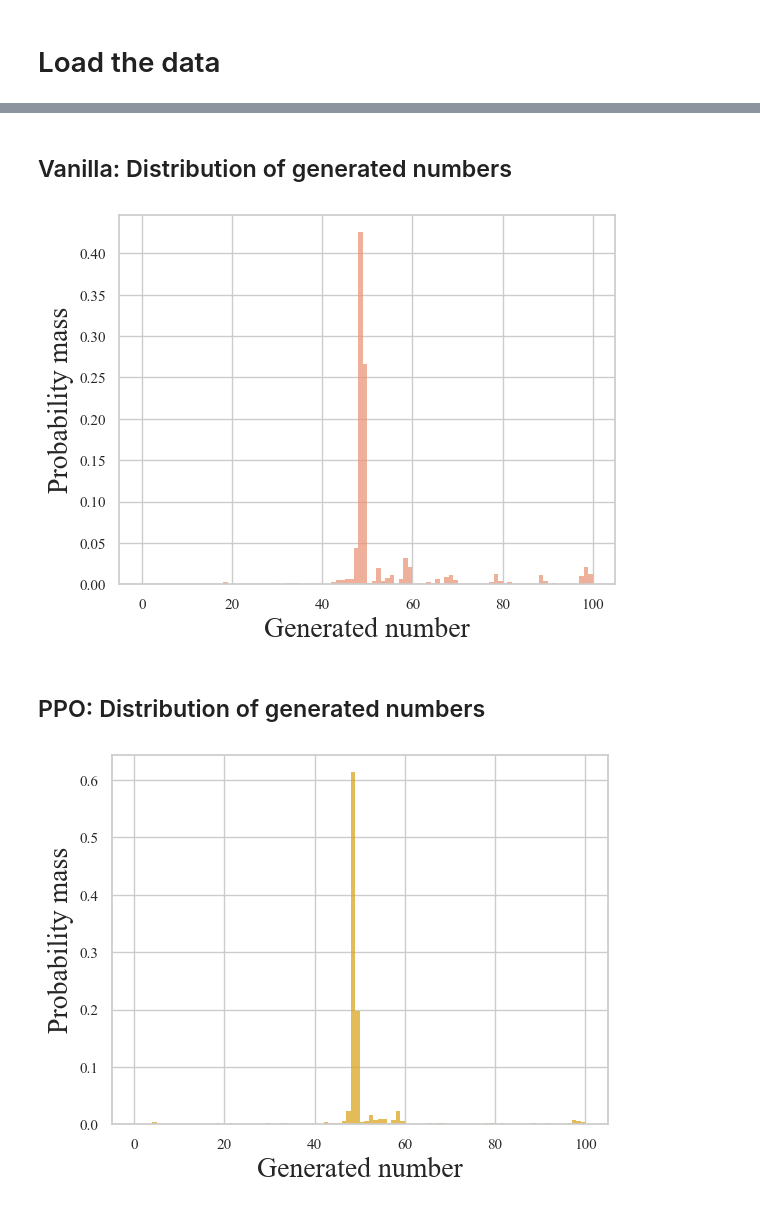
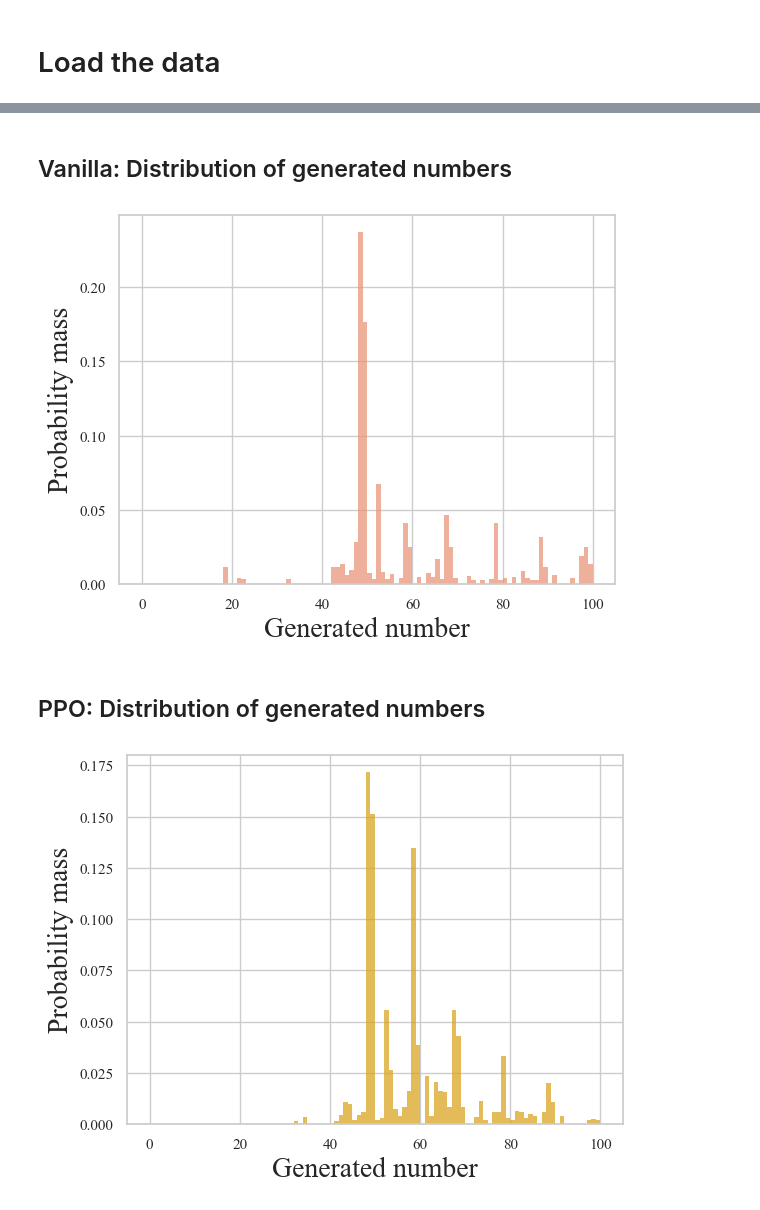
Before and after one commit to GFNOrg/gfn-lm-tuning, a Jupyter notebook: rng/notebooks/plots.ipynb, the cells around one changed output, grey strips where cells are left out. Saved outputs shown, nothing was run; the diff lists cells and outputs as text; code cells hidden in the pictures.

```diff
--- a/rng/notebooks/plots.ipynb
+++ b/rng/notebooks/plots.ipynb
@@ -56,0 +65,31 @@ df_ppo = pd.read_csv(
+# %%
+filename_gfn = "plots/GFN_nb-numbers_512000_nb-NaNs_0_rng-GFN_gpt-j_bsz_8_grad_acc_8_lr_0.0005_warmup_steps_10_total_steps_2560_subtb_lambda_1.0_max_len_5_min_len_1_eval_interval_100_log_interval_10_seed_42.csv"
+df_gfn = pd.read_csv(filename_gfn)
+number_of_NaNs_gfn = int(re.findall(r"nb-NaNs_(\d+)", filename_gfn)[0])
+number_of_nbs_gfn = int(re.findall(r"nb-numbers_(\d+)", filename_gfn)[0])
+print(number_of_NaNs_gfn + number_of_nbs_gfn)
+
+filename_vanilla = "plots/Vanilla_nb-numbers_498561_nb-NaNs_13439_rng-GFN_gpt-j_bsz_8_grad_acc_8_lr_0.0005_warmup_steps_10_total_steps_2560_subtb_lambda_1.0_max_len_5_min_len_1_eval_interval_100_log_interval_10_seed_42.csv"
+df_vanilla = pd.read_csv(filename_vanilla)
+number_of_NaNs_vanilla = int(re.findall(r"nb-NaNs_(\d+)", filename_vanilla)[0])
+number_of_nbs_vanilla = int(re.findall(r"nb-numbers_(\d+)", filename_vanilla)[0])
+print(number_of_NaNs_vanilla + number_of_nbs_vanilla)
+
+filename_ppo = "plots/PPO_nb-numbers_510894_nb-NaNs_1106_gpt-j_batch_size_8_mini_batch_size_1_steps_512_learning_rate_1.41e-05_ppo_epochs_10_gradient_accumulation_steps_8_target_kl_0.1_init_kl_coef_0.2_seed_42.csv"
+df_ppo = pd.read_csv(filename_ppo)
+number_of_NaNs_ppo = int(re.findall(r"nb-NaNs_(\d+)", filename_ppo)[0])
+number_of_nbs_ppo = int(re.findall(r"nb-numbers_(\d+)", filename_ppo)[0])
+print(number_of_NaNs_ppo + number_of_nbs_ppo)
+
+# # n_samples = length of the dfs (number of samples)
+
+assert (
+    number_of_NaNs_gfn + number_of_nbs_gfn
+    == number_of_NaNs_vanilla + number_of_nbs_vanilla
+    == number_of_NaNs_ppo + number_of_nbs_ppo
+)
+
+n_samples = number_of_NaNs_gfn + number_of_nbs_gfn
+# print(n_samples)
+# print(df_vanilla)
+# print(df_ppo)
@@ -113,22 +156,22 @@ plot_distribution_single(
     n_max=n_max,
     model_name="Vanilla",
     color="darksalmon",
-    number_of_NaNs=253591,
+    number_of_NaNs=number_of_NaNs_vanilla,
     xlims=(-5, n_max + 5),
 )
 # %% [output]
 ## Vanilla: Distribution of generated numbers
-[figure, old version]
+[figure, new version]
 # %%
 plot_distribution_single(
     df_ppo["Generated Numbers"],
     n_max=n_max,
     model_name="PPO",
     color="goldenrod",
-    number_of_NaNs=0,
+    number_of_NaNs=number_of_NaNs_ppo,
     xlims=(-5, n_max + 5),
 )
 # %% [output]
 ## PPO: Distribution of generated numbers
-[figure, old version]
+[figure, new version]
 # %%
```
Also changed, not shown: parts of 8 cells of this notebook, 3 other files.
